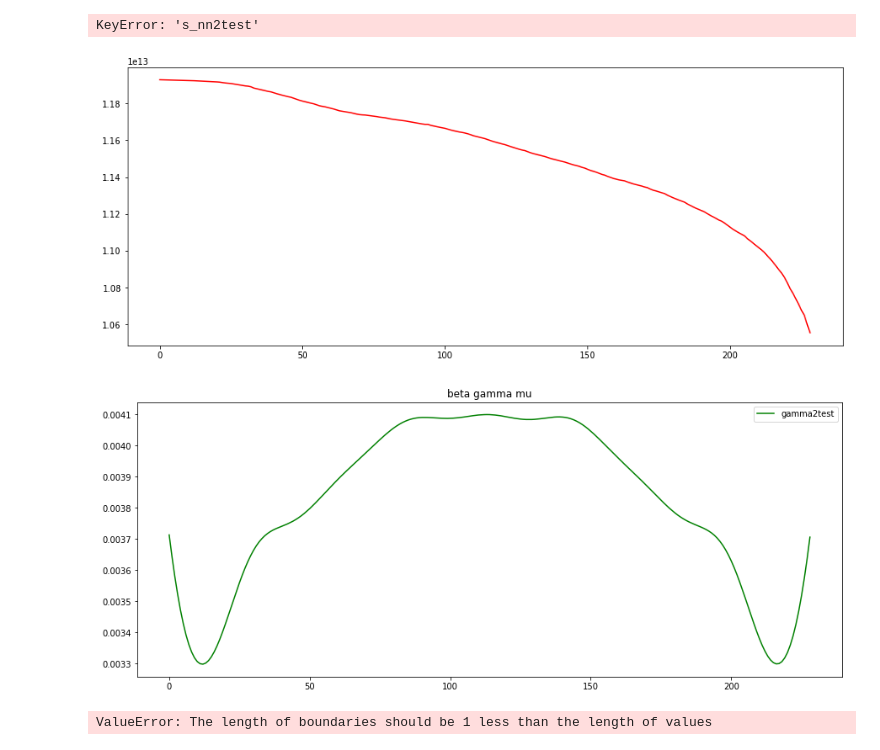
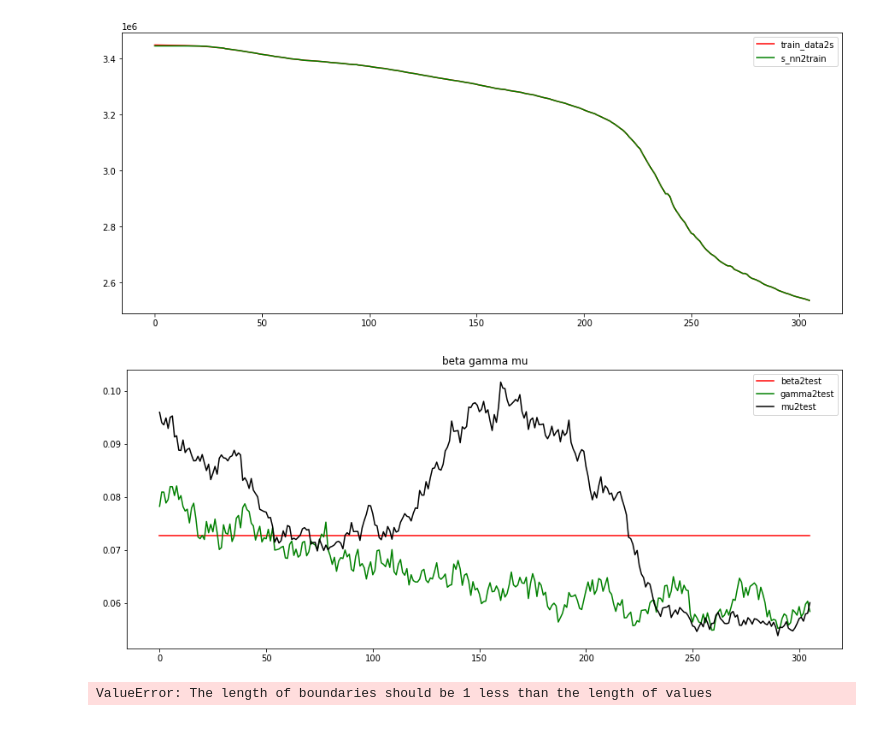
Before and after one commit to xiao-nx/Pathology_WSI, a Jupyter notebook: vasualization.ipynb, the cells around one changed output. Cells and saved outputs as stored; diff of their text form; code cells hidden in the pictures.

```diff
--- a/vasualization.ipynb
+++ b/vasualization.ipynb
@@ -12,7 +12,7 @@ import warnings
 warnings.filterwarnings("ignore")
 %matplotlib inline
 # %%
-file_path = 'output_SIRD/20220707_1616'
+file_path = 'output_SIRD/61076'
 sird_fname = os.path.join(file_path, 'sird_results.csv')
 params_fname = os.path.join(file_path, 'params_results.csv')
 loss_fname = os.path.join(file_path, 'loss_results.csv')
@@ -23,15 +39,14 @@ loss_df = pd.read_csv(loss_fname)
 # %%
 plt.figure(figsize=(15, 6))
-train_data2s   = plt.plot(3450000 * sird_df['train_data2s'], color='red', label='train_data2s')
+train_data2s   = plt.plot(3450000 * sird_df['test_data2s'], color='red', label='train_data2s')
 s_nn2train   = plt.plot(3450000 * sird_df['s_nn2test'], color='green', label='s_nn2train  ')
 # mu = plt.plot(df['mu2train'], color='black', label='mu')
 plt.legend(loc='best')
 # plt.title('s i r d loss')
 # plt.savefig('./figures/total_confirmed.png')
 plt.show(block=False)
 # %% [output]
-KeyError: 's_nn2test'
-[figure, old version]
+[figure, new version]
 # %%
 
 filename2 = os.path.join(file_path, 'params_results.csv')
@@ -47,7 +62,7 @@ plt.title('beta gamma mu')
 # plt.savefig('./figures/total_confirmed.png')
 plt.show(block=False)
 # %% [output]
-[figure, old version]
+[figure, new version]
 # %%
 import tensorflow as tf
 params = dict()
```
Also changed, not shown: parts of 1 cell of this notebook, 42 other files.
